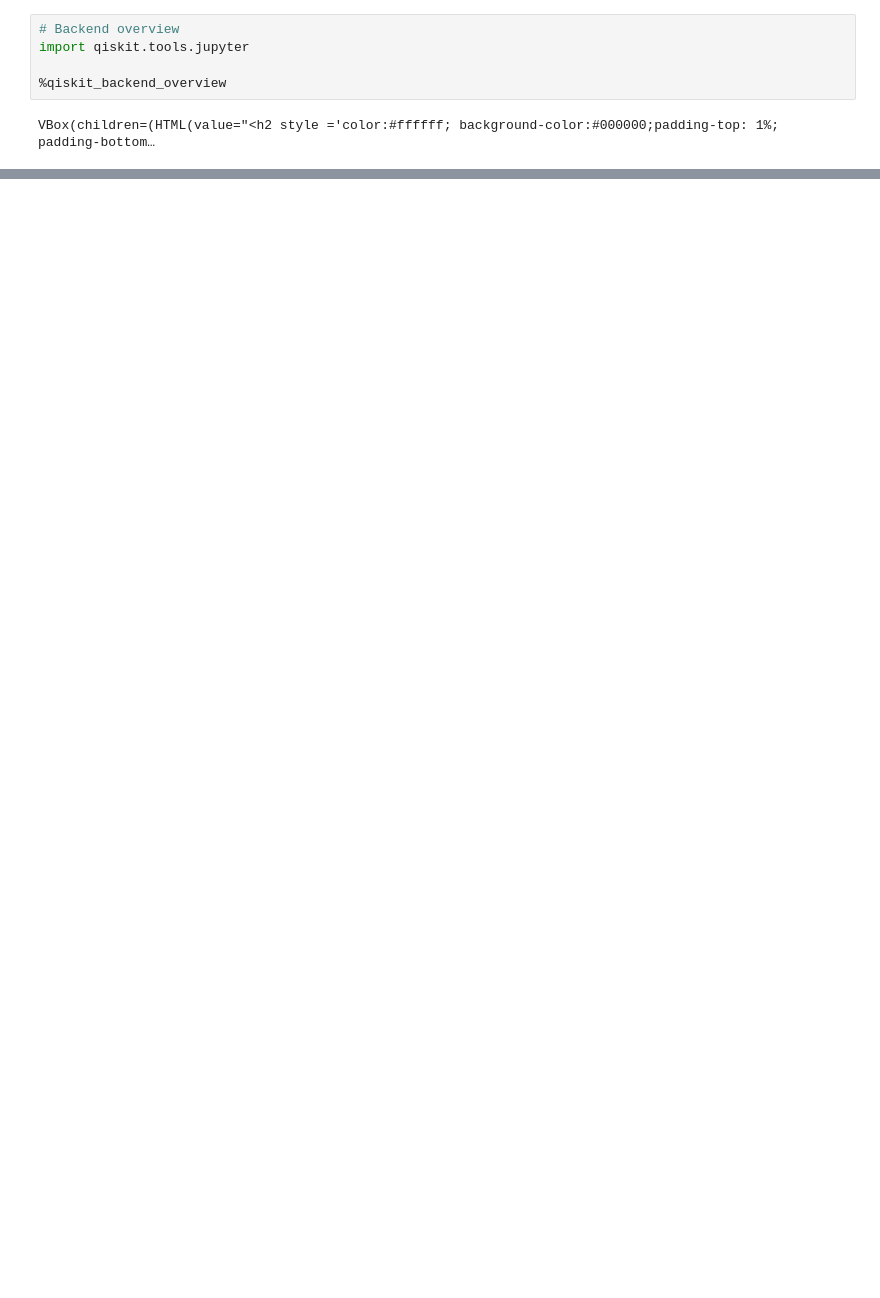
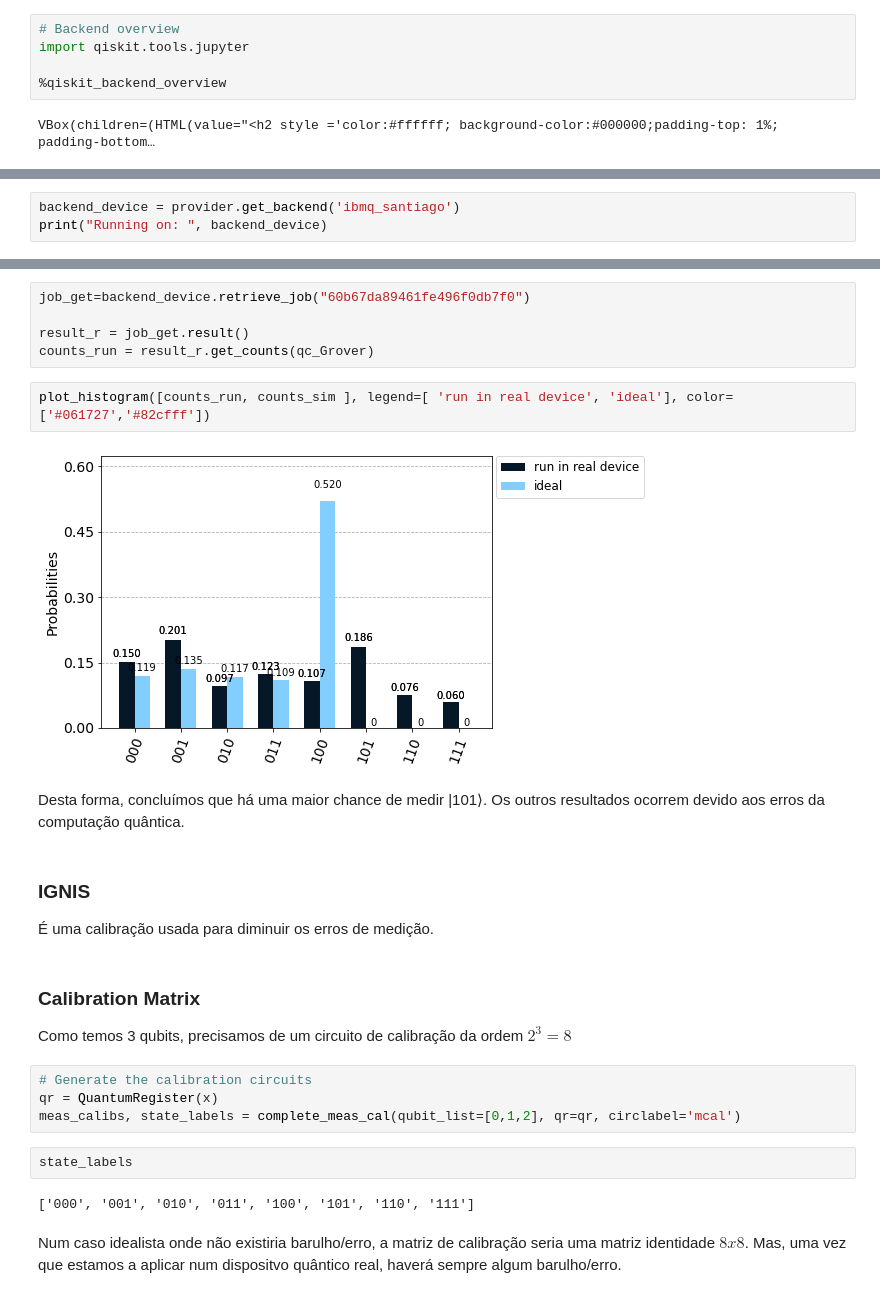
Before and after one commit to IvoLims/Int_Concorrencia, a Jupyter notebook: Projeto/IC - Grupo 13.ipynb, the cells around one changed output, grey strips where cells are left out. Saved outputs shown, nothing was run; the diff lists cells and outputs as text; blank space fills up the shorter version.

```diff
--- a/Projeto/IC - Grupo 13.ipynb
+++ b/Projeto/IC - Grupo 13.ipynb
@@ -221,0 +210,3 @@ state_labels
+# %%
+backend_device = provider.get_backend('ibmq_santiago')
+print("Running on: ", backend_device)
@@ -221,0 +254,29 @@ state_labels
+# %%
+job_get=backend_device.retrieve_job("60b67da89461fe496f0db7f0")
+
+result_r = job_get.result()
+counts_run = result_r.get_counts(qc_Grover)
+# %%
+plot_histogram([counts_run, counts_sim ], legend=[ 'run in real device', 'ideal'], color=['#061727','#82cfff'])
+# %% [output]
+[figure, added]
+# %% [markdown]
+Desta forma, concluímos que há uma maior chance de medir |101⟩. Os outros resultados ocorrem devido aos erros da computação quântica.
+# %% [markdown]
+### IGNIS
+
+É uma calibração usada para diminuir os erros de medição.
+# %% [markdown]
+### Calibration Matrix
+
+Como temos 3 qubits, precisamos de um circuito de calibração da ordem $2^3 = 8$
+# %%
+# Generate the calibration circuits
+qr = QuantumRegister(x)
+meas_calibs, state_labels = complete_meas_cal(qubit_list=[0,1,2], qr=qr, circlabel='mcal')
+# %%
+state_labels
+# %% [output]
+['000', '001', '010', '011', '100', '101', '110', '111']
+# %% [markdown]
+Num caso idealista onde não existiria barulho/erro, a matriz de calibração seria uma matriz identidade $8x8$. Mas, uma vez que estamos a aplicar num dispositvo quântico real, haverá sempre algum barulho/erro.
```
Also changed, not shown: parts of 30 cells of this notebook.
